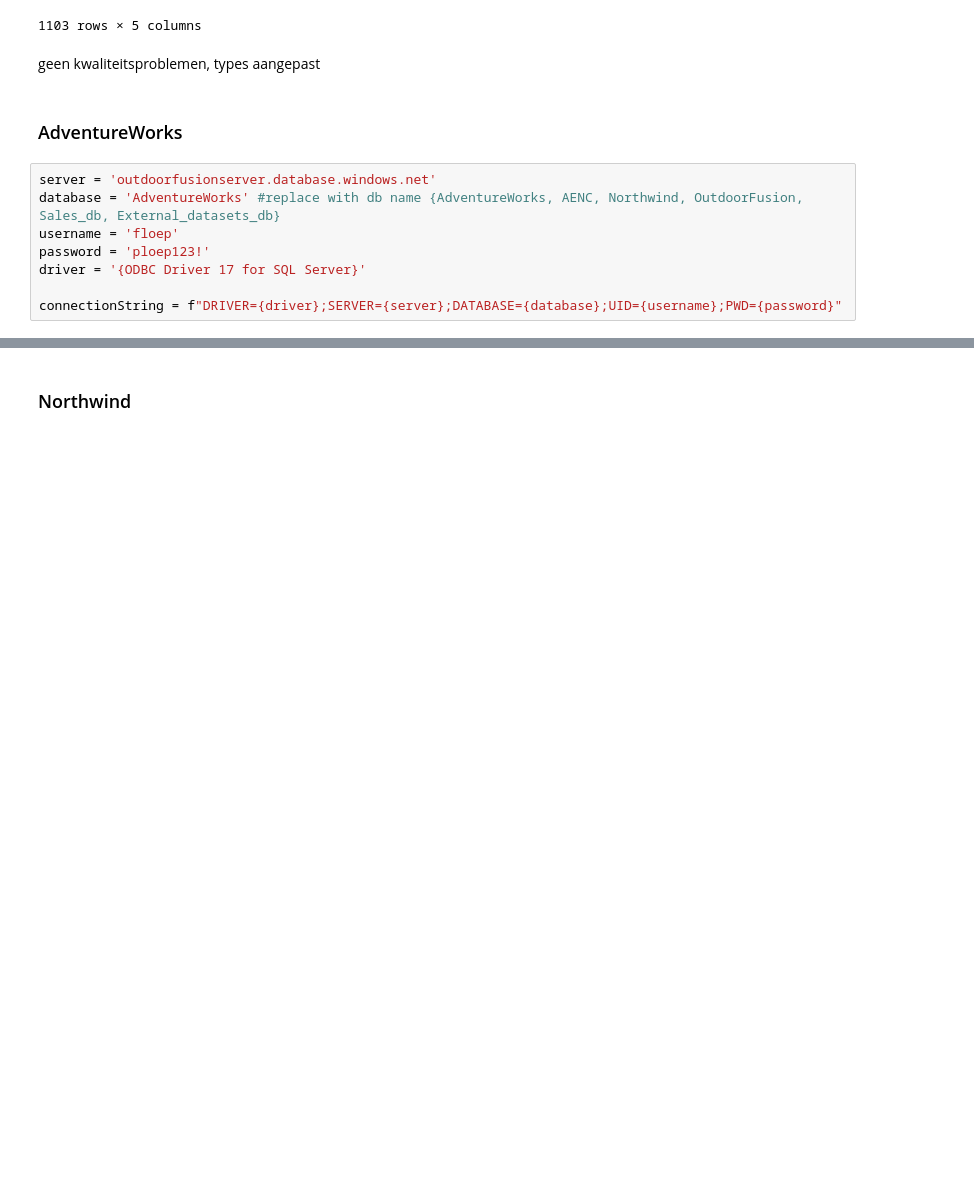
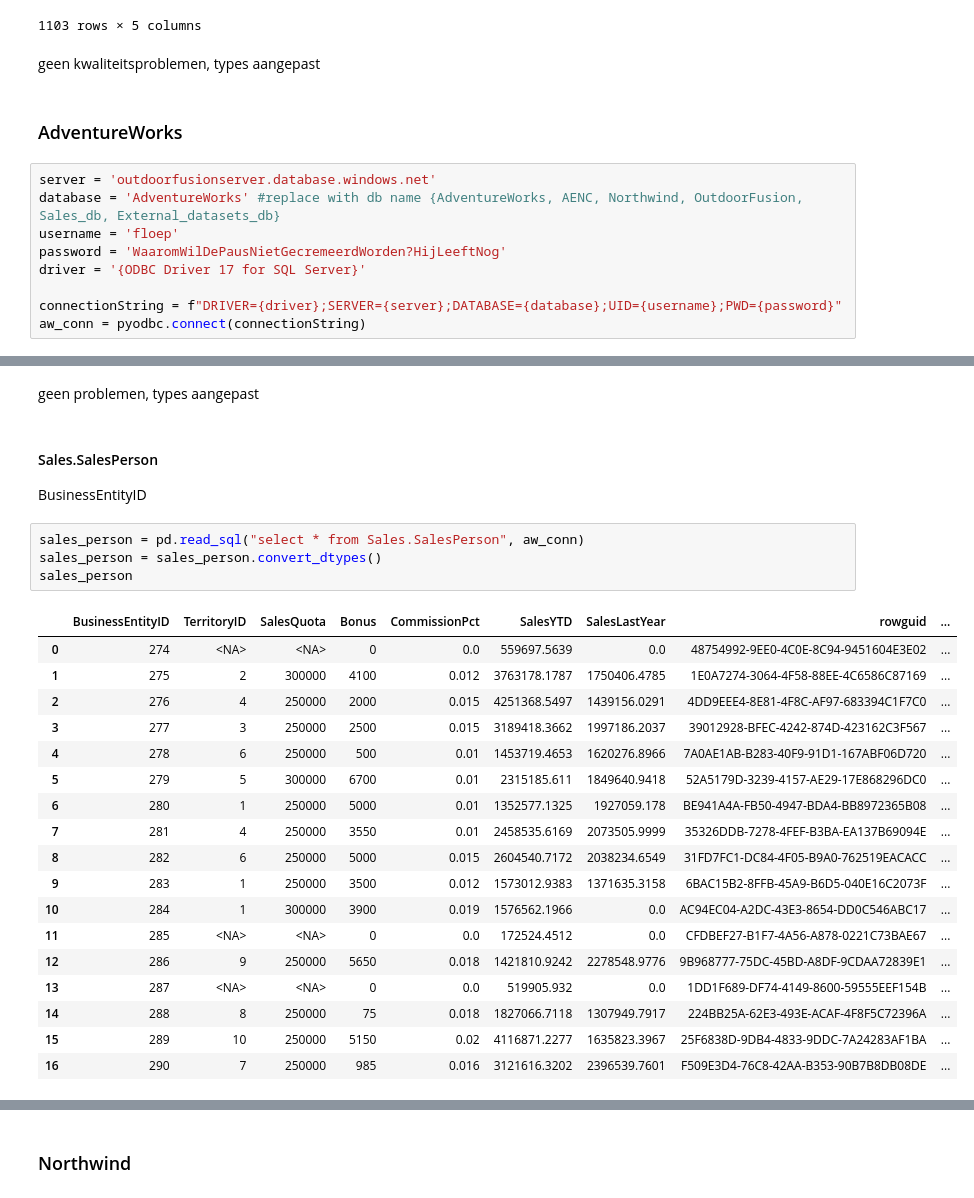
Before and after one commit to HHS-Project-Sem4/Scripts, a Jupyter notebook: DataHandling/Cleaning/Data_Cleaning.ipynb, the cells around one changed output, grey strips where cells are left out. Saved outputs shown, nothing was run; the diff lists cells and outputs as text; blank space fills up the shorter version.

```diff
--- a/DataHandling/Cleaning/Data_Cleaning.ipynb
+++ b/DataHandling/Cleaning/Data_Cleaning.ipynb
@@ -349,7 +349,8 @@ geen kwaliteitsproblemen, types aangepast
 server = 'outdoorfusionserver.database.windows.net'
 database = 'AdventureWorks' #replace with db name {AdventureWorks, AENC, Northwind, OutdoorFusion, Sales_db, External_datasets_db}
 username = 'floep'
-password = 'ploep123!'
+password = 'WaaromWilDePausNietGecremeerdWorden?HijLeeftNog'
 driver = '{ODBC Driver 17 for SQL Server}'
 
 connectionString = f"DRIVER={driver};SERVER={server};DATABASE={database};UID={username};PWD={password}"
+aw_conn = pyodbc.connect(connectionString)
@@ -355,0 +568,28 @@ connectionString = f"DRIVER={driver};SERVER={server};DATABASE={database};UID={us
+# %% [markdown]
+geen problemen, types aangepast
+# %% [markdown]
+#### Sales.SalesPerson
+BusinessEntityID
+# %%
+sales_person = pd.read_sql("select * from Sales.SalesPerson", aw_conn)
+sales_person = sales_person.convert_dtypes()
+sales_person
+# %% [output]
+|  | BusinessEntityID | TerritoryID | SalesQuota | Bonus | CommissionPct | SalesYTD | SalesLastYear | rowguid | ... |
+| 0 | 274 | <NA> | <NA> | 0 | 0.0 | 559697.5639 | 0.0 | 48754992-9EE0-4C0E-8C94-9451604E3E02 | ... |
+| 1 | 275 | 2 | 300000 | 4100 | 0.012 | 3763178.1787 | 1750406.4785 | 1E0A7274-3064-4F58-88EE-4C6586C87169 | ... |
+| 2 | 276 | 4 | 250000 | 2000 | 0.015 | 4251368.5497 | 1439156.0291 | 4DD9EEE4-8E81-4F8C-AF97-683394C1F7C0 | ... |
+| 3 | 277 | 3 | 250000 | 2500 | 0.015 | 3189418.3662 | 1997186.2037 | 39012928-BFEC-4242-874D-423162C3F567 | ... |
+| 4 | 278 | 6 | 250000 | 500 | 0.01 | 1453719.4653 | 1620276.8966 | 7A0AE1AB-B283-40F9-91D1-167ABF06D720 | ... |
+| 5 | 279 | 5 | 300000 | 6700 | 0.01 | 2315185.611 | 1849640.9418 | 52A5179D-3239-4157-AE29-17E868296DC0 | ... |
+| 6 | 280 | 1 | 250000 | 5000 | 0.01 | 1352577.1325 | 1927059.178 | BE941A4A-FB50-4947-BDA4-BB8972365B08 | ... |
+| 7 | 281 | 4 | 250000 | 3550 | 0.01 | 2458535.6169 | 2073505.9999 | 35326DDB-7278-4FEF-B3BA-EA137B69094E | ... |
+| 8 | 282 | 6 | 250000 | 5000 | 0.015 | 2604540.7172 | 2038234.6549 | 31FD7FC1-DC84-4F05-B9A0-762519EACACC | ... |
+| 9 | 283 | 1 | 250000 | 3500 | 0.012 | 1573012.9383 | 1371635.3158 | 6BAC15B2-8FFB-45A9-B6D5-040E16C2073F | ... |
+| 10 | 284 | 1 | 300000 | 3900 | 0.019 | 1576562.1966 | 0.0 | AC94EC04-A2DC-43E3-8654-DD0C546ABC17 | ... |
+| 11 | 285 | <NA> | <NA> | 0 | 0.0 | 172524.4512 | 0.0 | CFDBEF27-B1F7-4A56-A878-0221C73BAE67 | ... |
+| 12 | 286 | 9 | 250000 | 5650 | 0.018 | 1421810.9242 | 2278548.9776 | 9B968777-75DC-45BD-A8DF-9CDAA72839E1 | ... |
+| 13 | 287 | <NA> | <NA> | 0 | 0.0 | 519905.932 | 0.0 | 1DD1F689-DF74-4149-8600-59555EEF154B | ... |
+| 14 | 288 | 8 | 250000 | 75 | 0.018 | 1827066.7118 | 1307949.7917 | 224BB25A-62E3-493E-ACAF-4F8F5C72396A | ... |
+| 15 | 289 | 10 | 250000 | 5150 | 0.02 | 4116871.2277 | 1635823.3967 | 25F6838D-9DB4-4833-9DDC-7A24283AF1BA | ... |
+| 16 | 290 | 7 | 250000 | 985 | 0.016 | 3121616.3202 | 2396539.7601 | F509E3D4-76C8-42AA-B353-90B7B8DB08DE | ... |
```
Also changed, not shown: parts of 38 cells of this notebook.
